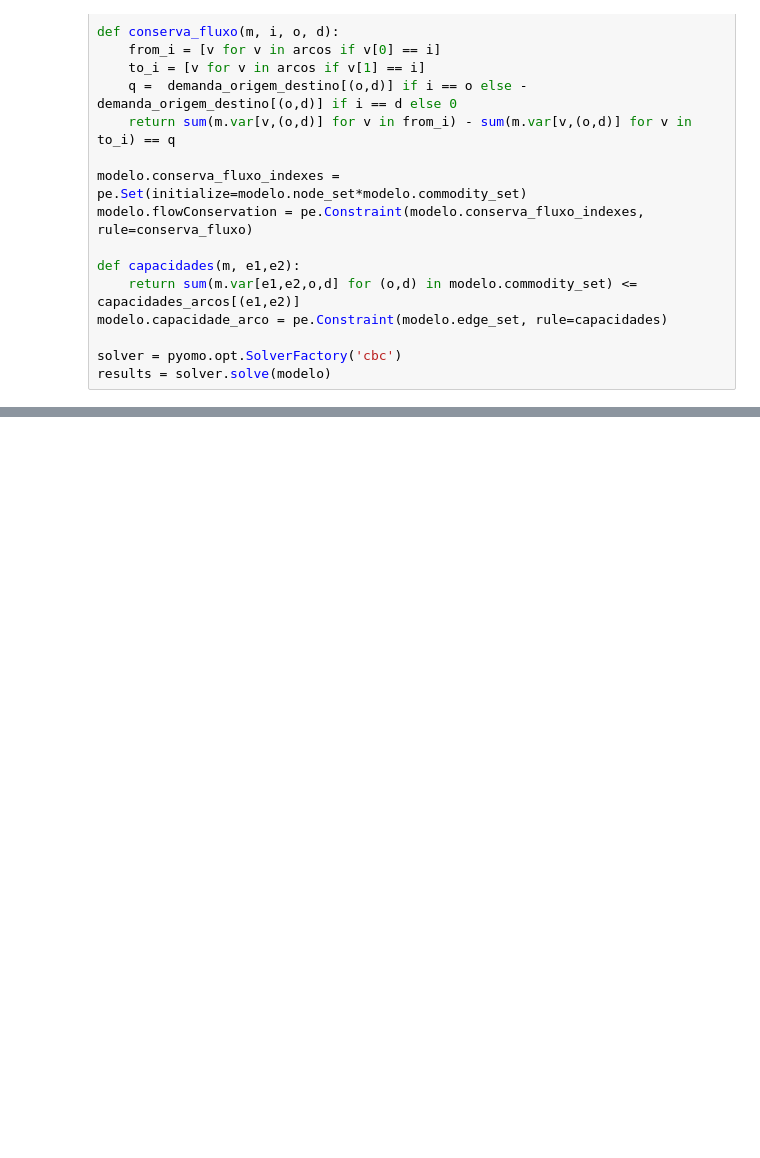
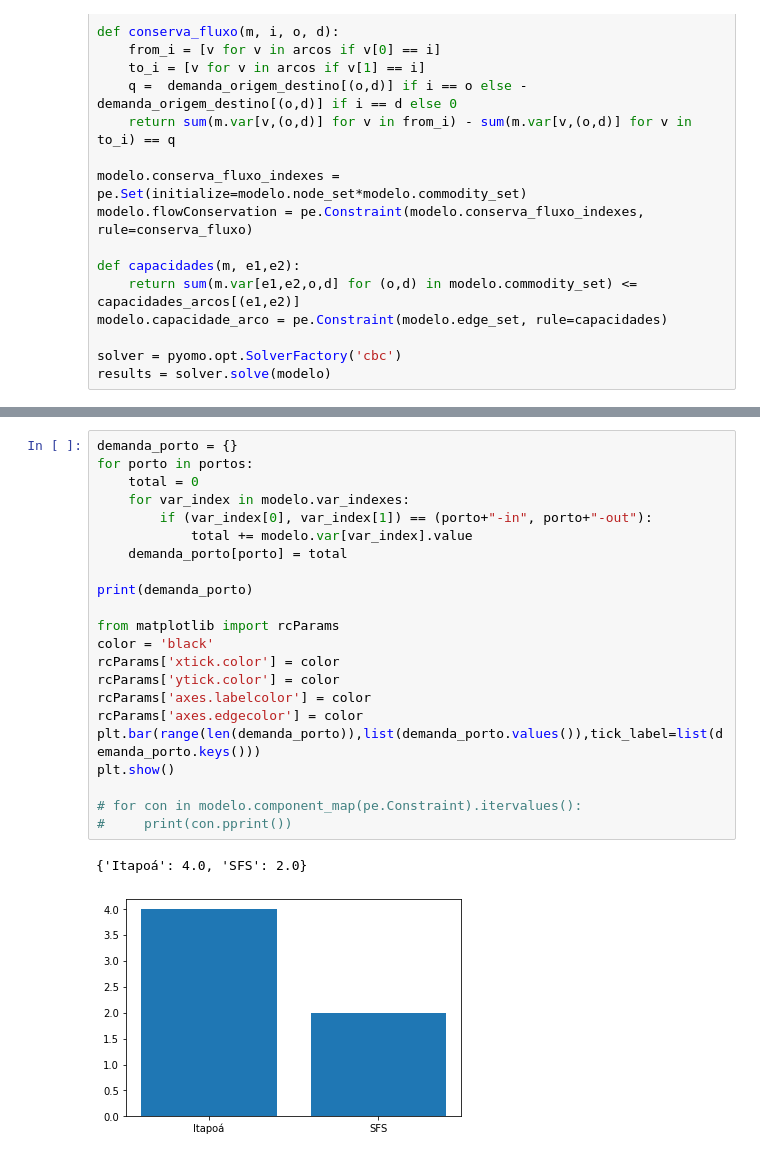
Before and after one commit to evpinheiro/competition-studies, a Jupyter notebook: EstudosConcorrencial.ipynb, the cells around one changed output, grey strips where cells are left out. Drawn from its saved outputs; the diff is of its cells as text; blank space fills up the shorter version.

```diff
--- a/EstudosConcorrencial.ipynb
+++ b/EstudosConcorrencial.ipynb
@@ -92,3 +187,28 @@ results = solver.solve(modelo)
+# %%
+demanda_porto = {}
+for porto in portos:
+    total = 0
+    for var_index in modelo.var_indexes:
+        if (var_index[0], var_index[1]) == (porto+"-in", porto+"-out"):
+            total += modelo.var[var_index].value
+    demanda_porto[porto] = total
+
+print(demanda_porto)
+
+from matplotlib import rcParams
+color = 'black'
+rcParams['xtick.color'] = color
+rcParams['ytick.color'] = color
+rcParams['axes.labelcolor'] = color
+rcParams['axes.edgecolor'] = color
+plt.bar(range(len(demanda_porto)),list(demanda_porto.values()),tick_label=list(demanda_porto.keys()))
+plt.show()
+
+# for con in modelo.component_map(pe.Constraint).itervalues():
+#     print(con.pprint())
+# %% [output]
+{'Itapoá': 4.0, 'SFS': 2.0}
+[figure, added]
 # %%
 #print(results)
 # print(results.solver.status)
```
Also changed, not shown: parts of 13 cells of this notebook.
